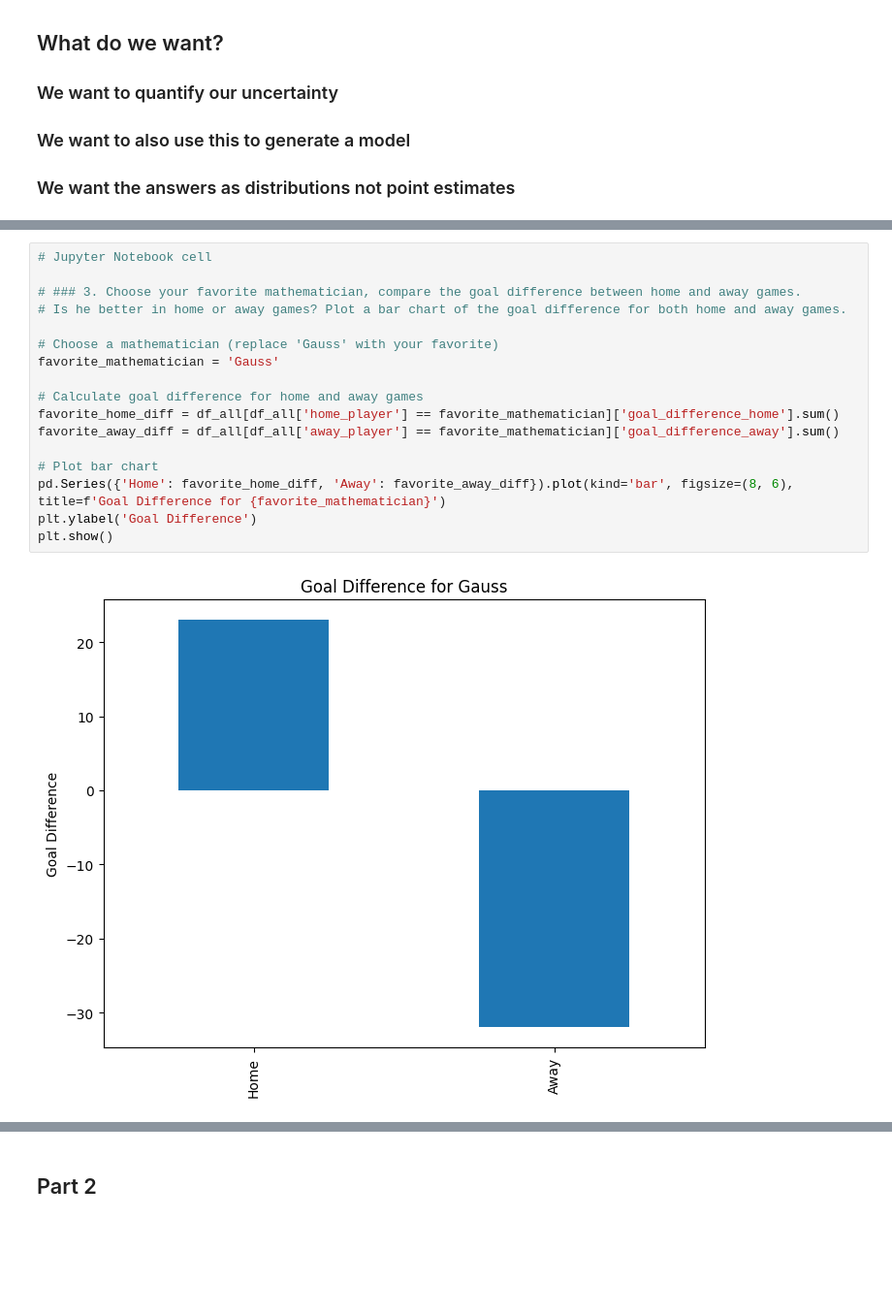
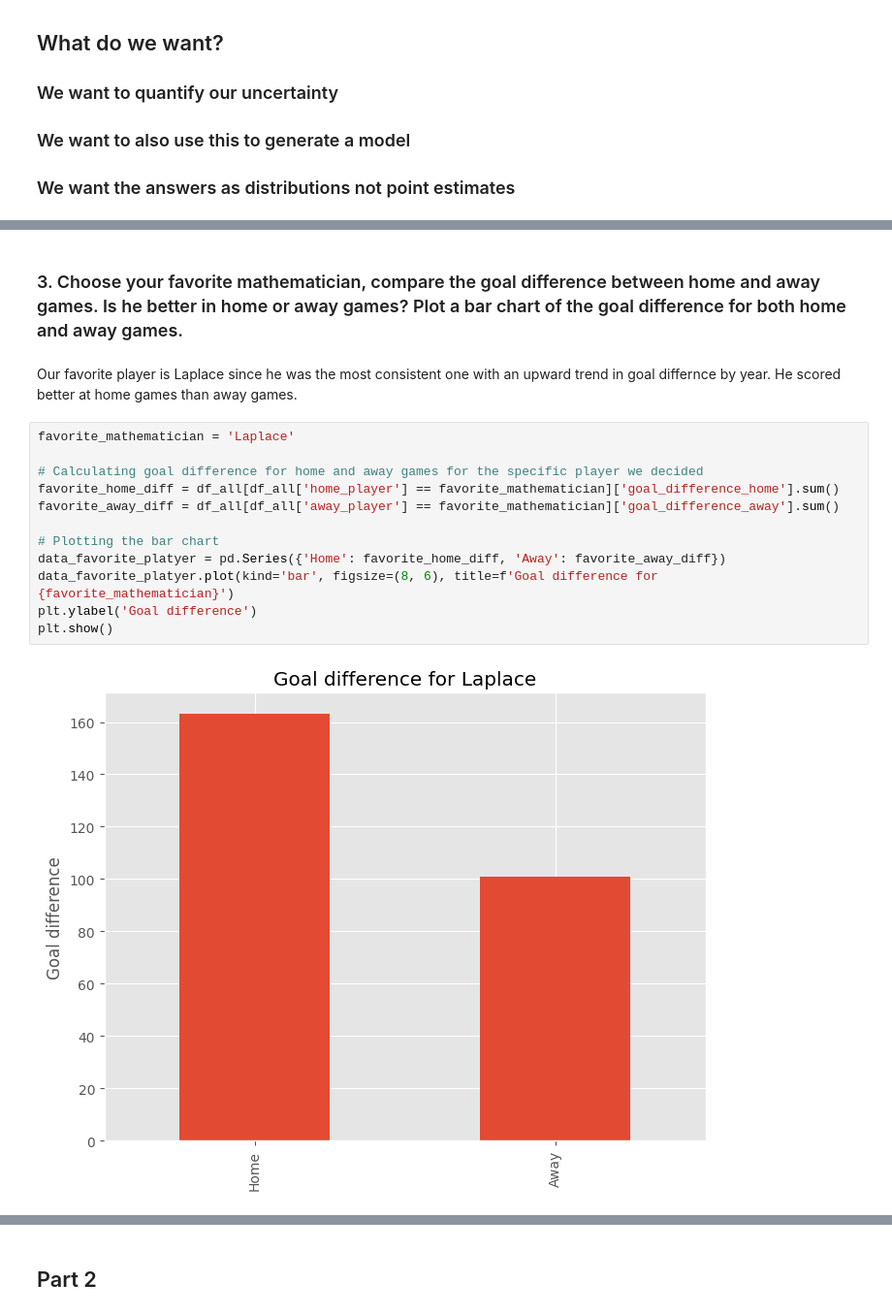
Before and after one commit to estivengrx/Freelancer-2, a Jupyter notebook: bayes_ML_2_notebooks/project_semester_B/Notebooks/mathball.ipynb, the cells around one changed output, grey strips where cells are left out. Shown at 97% size. Saved outputs shown, nothing was run; the diff lists cells and outputs as text; blank space fills up the shorter version.

```diff
--- a/bayes_ML_2_notebooks/project_semester_B/Notebooks/mathball.ipynb
+++ b/bayes_ML_2_notebooks/project_semester_B/Notebooks/mathball.ipynb
@@ -104,19 +124,18 @@ plt.show()
+# %% [markdown]
+### 3. Choose your favorite mathematician, compare the goal difference between home and away games. Is he better in home or away games? Plot a bar chart of the goal difference for both home and away games.
+# %% [markdown]
+Our favorite player is Laplace since he was the most consistent one with an upward trend in goal differnce by year. He scored better at home games than away games.
 # %%
-# Jupyter Notebook cell
+favorite_mathematician = 'Laplace'
 
-# ### 3. Choose your favorite mathematician, compare the goal difference between home and away games.
-# Is he better in home or away games? Plot a bar chart of the goal difference for both home and away games.
-
-# Choose a mathematician (replace 'Gauss' with your favorite)
-favorite_mathematician = 'Gauss'
-
-# Calculate goal difference for home and away games
+# Calculating goal difference for home and away games for the specific player we decided
 favorite_home_diff = df_all[df_all['home_player'] == favorite_mathematician]['goal_difference_home'].sum()
 favorite_away_diff = df_all[df_all['away_player'] == favorite_mathematician]['goal_difference_away'].sum()
 
-# Plot bar chart
-pd.Series({'Home': favorite_home_diff, 'Away': favorite_away_diff}).plot(kind='bar', figsize=(8, 6), title=f'Goal Difference for {favorite_mathematician}')
-plt.ylabel('Goal Difference')
+# Plotting the bar chart
+data_favorite_platyer = pd.Series({'Home': favorite_home_diff, 'Away': favorite_away_diff})
+data_favorite_platyer.plot(kind='bar', figsize=(8, 6), title=f'Goal difference for {favorite_mathematician}')
+plt.ylabel('Goal difference')
 plt.show()
 # %% [output]
-[figure, old version]
+[figure, new version]
```
Also changed, not shown: parts of 24 cells of this notebook, 7 other files.
